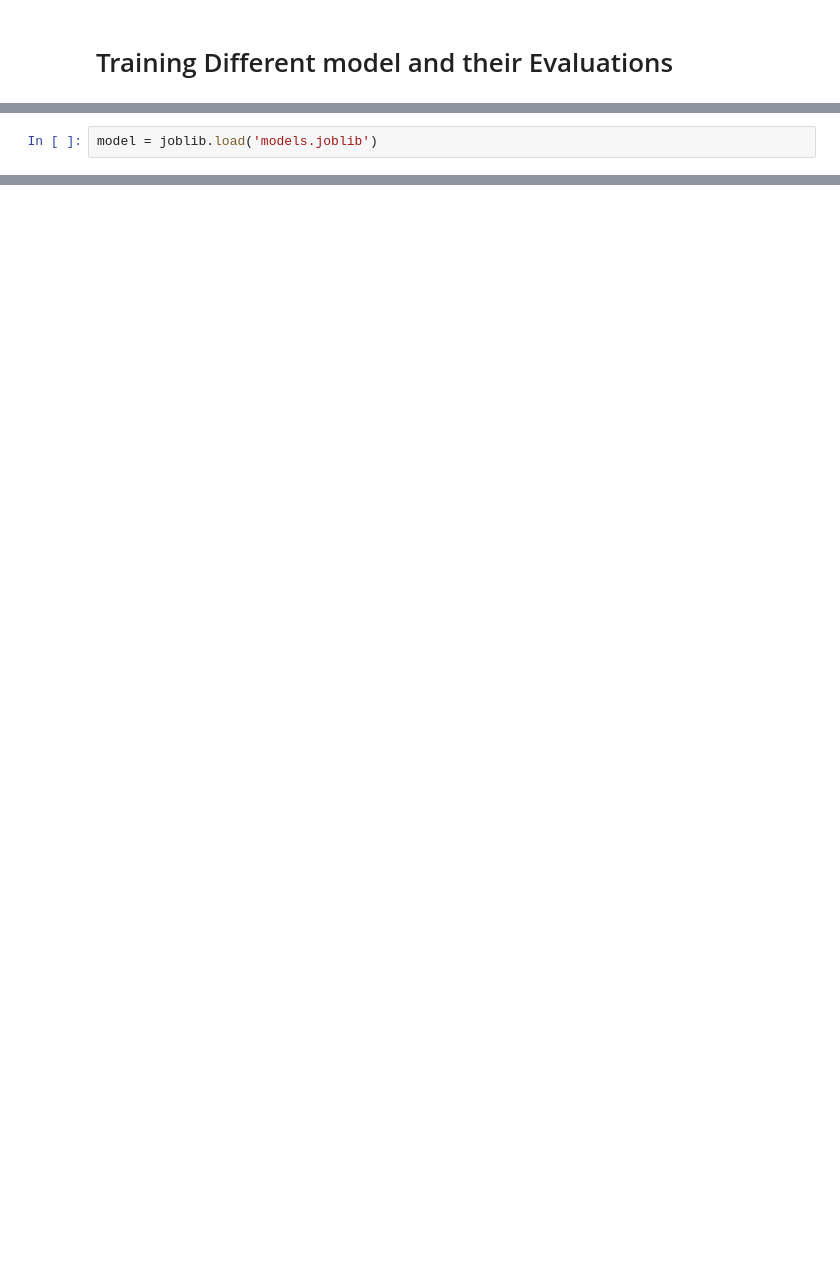
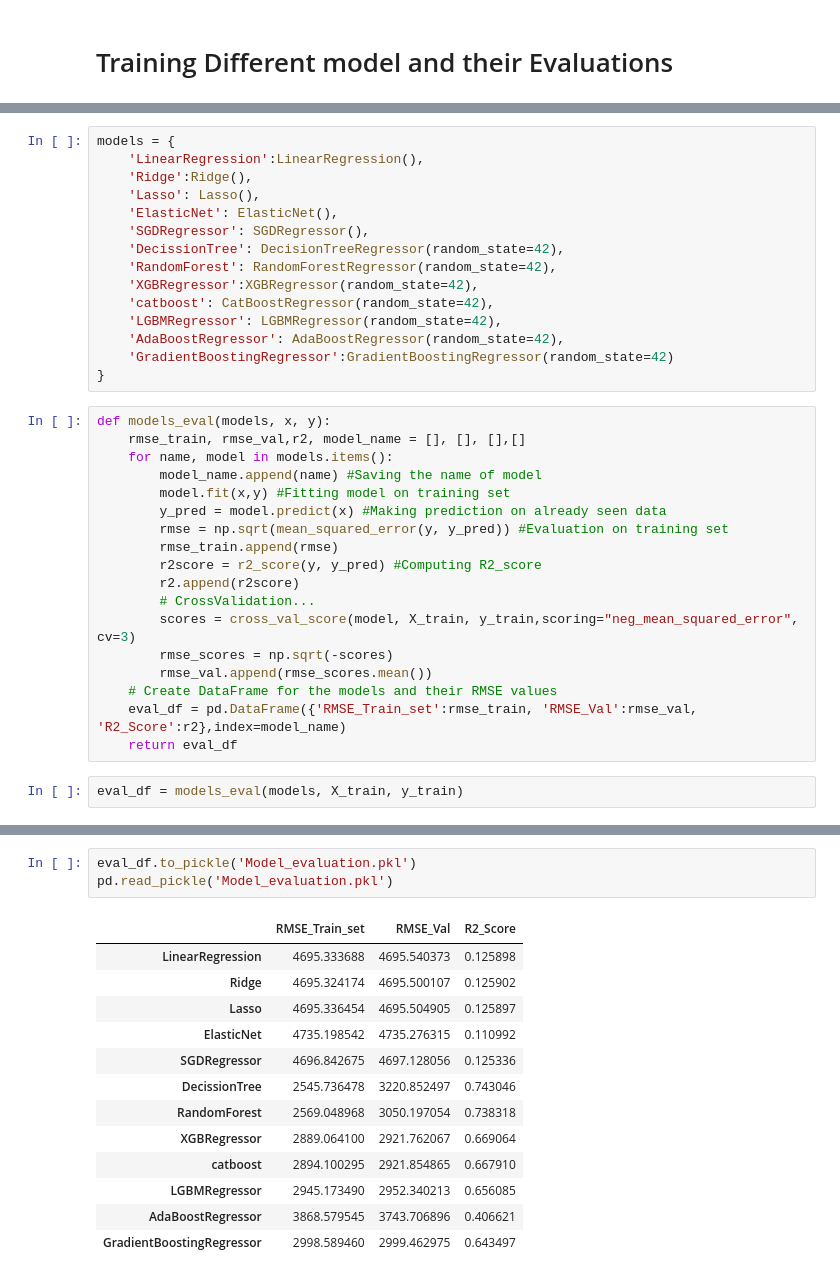
Before and after one commit to Laaroyussuf/Black-Friday-Purchase_Prediction, a Jupyter notebook: BlackFridaySale.ipynb, the cells around one changed output, grey strips where cells are left out. Cells and saved outputs as stored; diff of their text form; blank space fills up the shorter version.

```diff
--- a/BlackFridaySale.ipynb
+++ b/BlackFridaySale.ipynb
@@ -611,2 +537,0 @@ joblib.dump(models, 'models.joblib')
-# %%
-model = joblib.load('models.joblib')
@@ -660,0 +547,35 @@ RMSE: 3370.51
+# %%
+models = {
+    'LinearRegression':LinearRegression(),
+    'Ridge':Ridge(),
+    'Lasso': Lasso(),
+    'ElasticNet': ElasticNet(),
+    'SGDRegressor': SGDRegressor(),
+    'DecissionTree': DecisionTreeRegressor(random_state=42),
+    'RandomForest': RandomForestRegressor(random_state=42),
+    'XGBRegressor':XGBRegressor(random_state=42),
+    'catboost': CatBoostRegressor(random_state=42),
+    'LGBMRegressor': LGBMRegressor(random_state=42),
+    'AdaBoostRegressor': AdaBoostRegressor(random_state=42),
+    'GradientBoostingRegressor':GradientBoostingRegressor(random_state=42)
+}
+# %%
+def models_eval(models, x, y):
+    rmse_train, rmse_val,r2, model_name = [], [], [],[]
+    for name, model in models.items():
+        model_name.append(name) #Saving the name of model
+        model.fit(x,y) #Fitting model on training set
+        y_pred = model.predict(x) #Making prediction on already seen data
+        rmse = np.sqrt(mean_squared_error(y, y_pred)) #Evaluation on training set
+        rmse_train.append(rmse)
+        r2score = r2_score(y, y_pred) #Computing R2_score
+        r2.append(r2score)
+        # CrossValidation...
+        scores = cross_val_score(model, X_train, y_train,scoring="neg_mean_squared_error", cv=3)
+        rmse_scores = np.sqrt(-scores)
+        rmse_val.append(rmse_scores.mean())
+    # Create DataFrame for the models and their RMSE values
+    eval_df = pd.DataFrame({'RMSE_Train_set':rmse_train, 'RMSE_Val':rmse_val, 'R2_Score':r2},index=model_name)
+    return eval_df
+# %%
+eval_df = models_eval(models, X_train, y_train)
@@ -660,0 +600,17 @@ RMSE: 3370.51
+# %%
+eval_df.to_pickle('Model_evaluation.pkl')
+pd.read_pickle('Model_evaluation.pkl')
+# %% [output]
+|  | RMSE_Train_set | RMSE_Val | R2_Score |
+| LinearRegression | 4695.333688 | 4695.540373 | 0.125898 |
+| Ridge | 4695.324174 | 4695.500107 | 0.125902 |
+| Lasso | 4695.336454 | 4695.504905 | 0.125897 |
+| ElasticNet | 4735.198542 | 4735.276315 | 0.110992 |
+| SGDRegressor | 4696.842675 | 4697.128056 | 0.125336 |
+| DecissionTree | 2545.736478 | 3220.852497 | 0.743046 |
+| RandomForest | 2569.048968 | 3050.197054 | 0.738318 |
+| XGBRegressor | 2889.064100 | 2921.762067 | 0.669064 |
+| catboost | 2894.100295 | 2921.854865 | 0.667910 |
+| LGBMRegressor | 2945.173490 | 2952.340213 | 0.656085 |
+| AdaBoostRegressor | 3868.579545 | 3743.706896 | 0.406621 |
+| GradientBoostingRegressor | 2998.589460 | 2999.462975 | 0.643497 |
```
Also changed, not shown: parts of 112 cells of this notebook, 4 other files.
